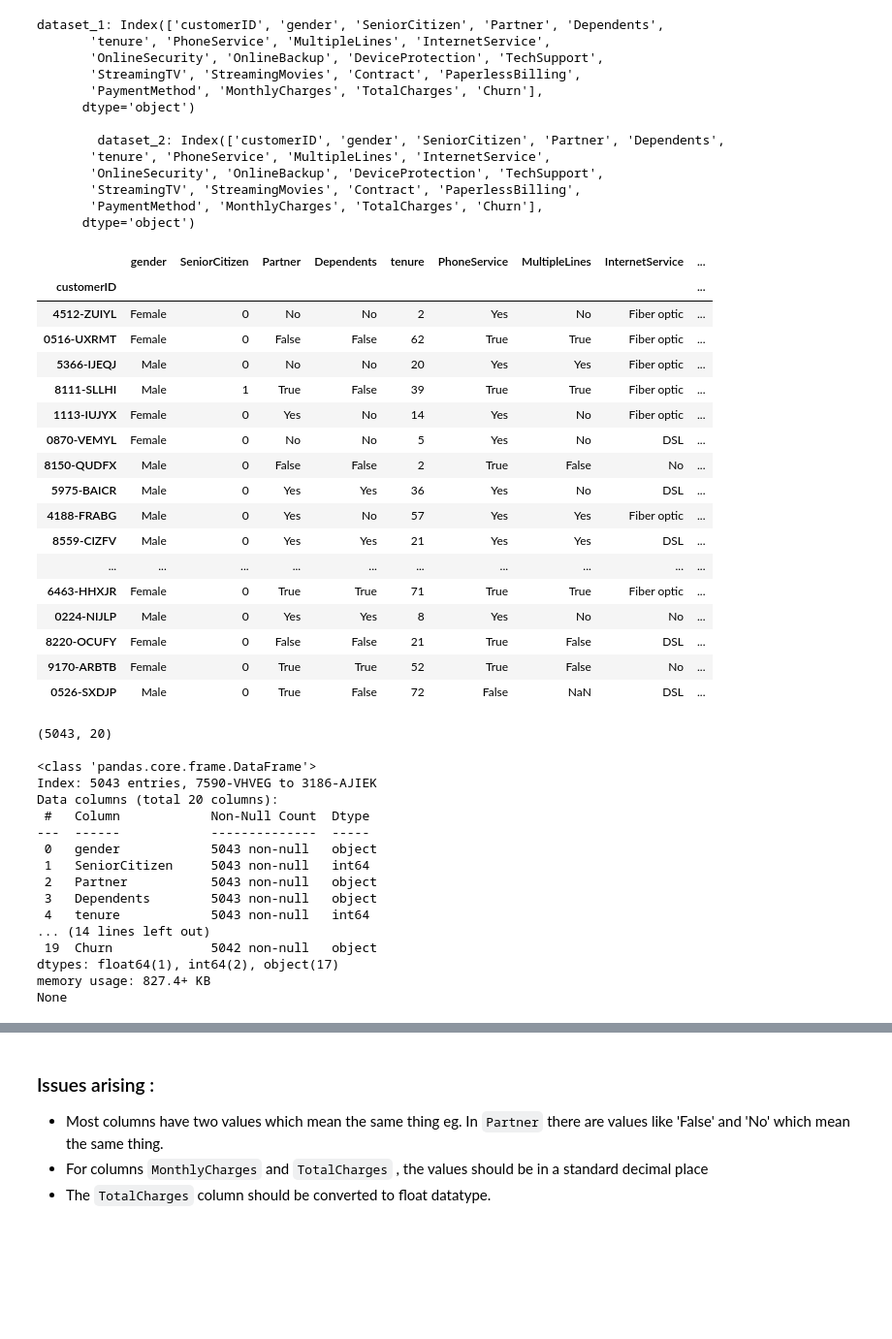
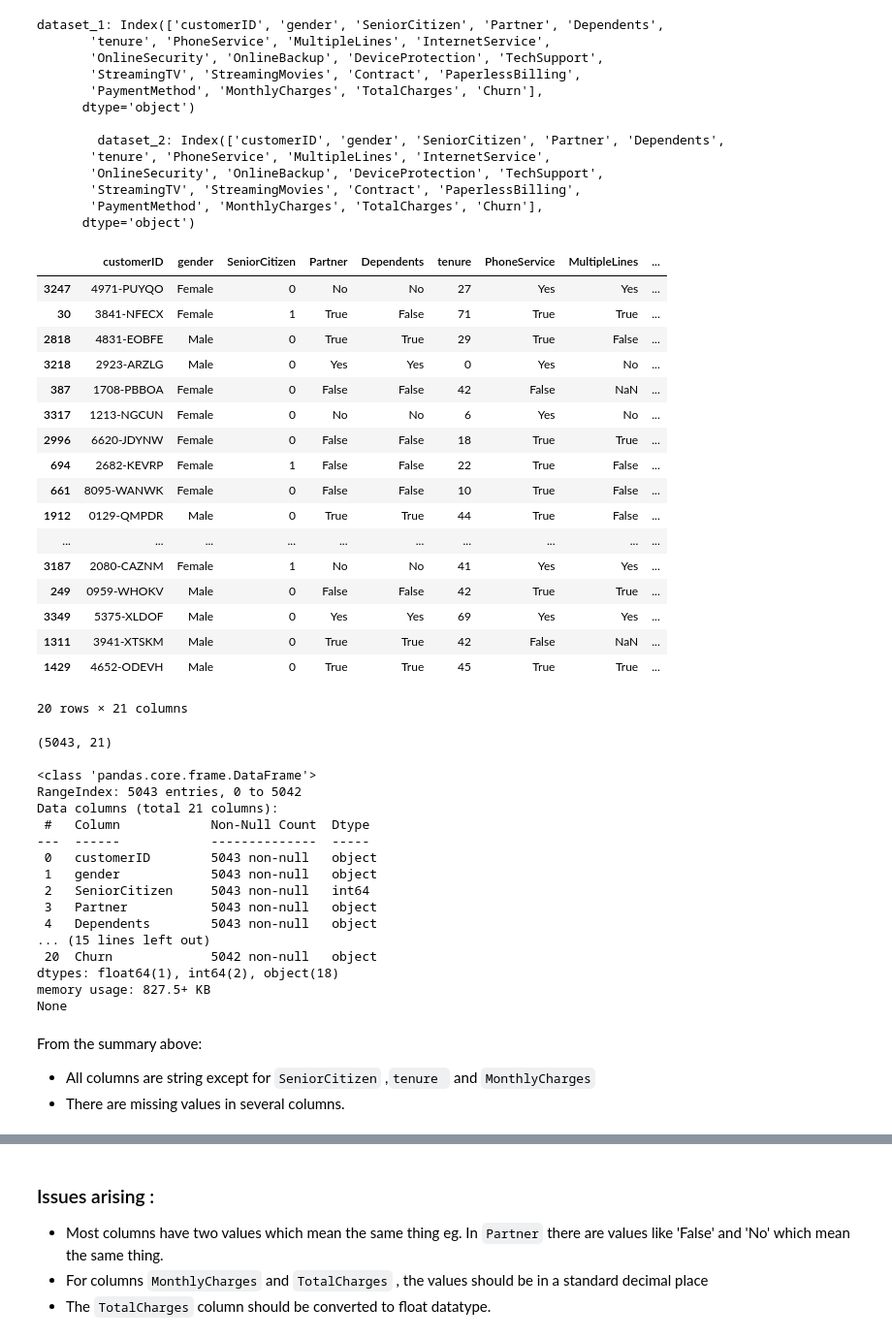
Before and after one commit to aaronayitey/LP2-Classification-Project, a Jupyter notebook: code.ipynb, the cells around one changed output, grey strips where cells are left out. Shown at 97% size. Saved outputs shown, nothing was run; the diff lists cells and outputs as text; code cells hidden in the pictures; blank space fills up the shorter version.

Commit message:
done data cleaning

````diff
--- a/code.ipynb
+++ b/code.ipynb
@@ -90,49 +167,49 @@ dataset_1: Index(['customerID', 'gender', 'SeniorCitizen', 'Partner', 'Dependent
        'PaymentMethod', 'MonthlyCharges', 'TotalCharges', 'Churn'],
       dtype='object')
 # %%
-# You can concatenate this with other DataFrames to get one data set for your work
-train=pd.concat([df1,df2])
-train.to_csv('train.csv',index=False)
-train=pd.read_csv("train.csv",index_col=0)
-train.sample(20)
+# Concatenate the DataFrames to get one data set for the work
+data=pd.concat([df1,df2])
+data.to_csv('complete.csv',index=False)
+data=pd.read_csv("complete.csv")
+data.sample(20)
 # %% [output]
-|  | gender | SeniorCitizen | Partner | Dependents | tenure | PhoneService | MultipleLines | InternetService | ... |
-| customerID |  |  |  |  |  |  |  |  | ... |
-| 4512-ZUIYL | Female | 0 | No | No | 2 | Yes | No | Fiber optic | ... |
-| 0516-UXRMT | Female | 0 | False | False | 62 | True | True | Fiber optic | ... |
-| 5366-IJEQJ | Male | 0 | No | No | 20 | Yes | Yes | Fiber optic | ... |
-| 8111-SLLHI | Male | 1 | True | False | 39 | True | True | Fiber optic | ... |
-| 1113-IUJYX | Female | 0 | Yes | No | 14 | Yes | No | Fiber optic | ... |
-| 0870-VEMYL | Female | 0 | No | No | 5 | Yes | No | DSL | ... |
-| 8150-QUDFX | Male | 0 | False | False | 2 | True | False | No | ... |
-| 5975-BAICR | Male | 0 | Yes | Yes | 36 | Yes | No | DSL | ... |
-| 4188-FRABG | Male | 0 | Yes | No | 57 | Yes | Yes | Fiber optic | ... |
-| 8559-CIZFV | Male | 0 | Yes | Yes | 21 | Yes | Yes | DSL | ... |
+|  | customerID | gender | SeniorCitizen | Partner | Dependents | tenure | PhoneService | MultipleLines | ... |
+| 3247 | 4971-PUYQO | Female | 0 | No | No | 27 | Yes | Yes | ... |
+| 30 | 3841-NFECX | Female | 1 | True | False | 71 | True | True | ... |
+| 2818 | 4831-EOBFE | Male | 0 | True | True | 29 | True | False | ... |
+| 3218 | 2923-ARZLG | Male | 0 | Yes | Yes | 0 | Yes | No | ... |
+| 387 | 1708-PBBOA | Female | 0 | False | False | 42 | False | NaN | ... |
+| 3317 | 1213-NGCUN | Female | 0 | No | No | 6 | Yes | No | ... |
+| 2996 | 6620-JDYNW | Female | 0 | False | False | 18 | True | True | ... |
+| 694 | 2682-KEVRP | Female | 1 | False | False | 22 | True | False | ... |
+| 661 | 8095-WANWK | Female | 0 | False | False | 10 | True | False | ... |
+| 1912 | 0129-QMPDR | Male | 0 | True | True | 44 | True | False | ... |
 | ... | ... | ... | ... | ... | ... | ... | ... | ... | ... |
-| 6463-HHXJR | Female | 0 | True | True | 71 | True | True | Fiber optic | ... |
-| 0224-NIJLP | Male | 0 | Yes | Yes | 8 | Yes | No | No | ... |
-| 8220-OCUFY | Female | 0 | False | False | 21 | True | False | DSL | ... |
-| 9170-ARBTB | Female | 0 | True | True | 52 | True | False | No | ... |
-| 0526-SXDJP | Male | 0 | True | False | 72 | False | NaN | DSL | ... |
+| 3187 | 2080-CAZNM | Female | 1 | No | No | 41 | Yes | Yes | ... |
+| 249 | 0959-WHOKV | Male | 0 | False | False | 42 | True | True | ... |
+| 3349 | 5375-XLDOF | Male | 0 | Yes | Yes | 69 | Yes | Yes | ... |
+| 1311 | 3941-XTSKM | Male | 0 | True | True | 42 | False | NaN | ... |
+| 1429 | 4652-ODEVH | Male | 0 | True | True | 45 | True | True | ... |
+20 rows × 21 columns
 # %%
 #Preview the data
-print(train.shape,"\n")
-print(train.info())
+print(data.shape,"\n")
+print(data.info())
 # %% [output]
-(5043, 20)
+(5043, 21)
 
 <class 'pandas.core.frame.DataFrame'>
-Index: 5043 entries, 7590-VHVEG to 3186-AJIEK
-Data columns (total 20 columns):
+RangeIndex: 5043 entries, 0 to 5042
+Data columns (total 21 columns):
  #   Column            Non-Null Count  Dtype
 ---  ------            --------------  -----
- 0   gender            5043 non-null   object
- 1   SeniorCitizen     5043 non-null   int64
- 2   Partner           5043 non-null   object
- 3   Dependents        5043 non-null   object
- 4   tenure            5043 non-null   int64
-... (14 lines left out)
- 19  Churn             5042 non-null   object
-dtypes: float64(1), int64(2), object(17)
-memory usage: 827.4+ KB
+ 0   customerID        5043 non-null   object
+ 1   gender            5043 non-null   object
+ 2   SeniorCitizen     5043 non-null   int64
+ 3   Partner           5043 non-null   object
+ 4   Dependents        5043 non-null   object
+... (15 lines left out)
+ 20  Churn             5042 non-null   object
+dtypes: float64(1), int64(2), object(18)
+memory usage: 827.5+ KB
 None
@@ -143 +216,5 @@ def value(column):
+# %% [markdown]
+From the summary above:
+* All columns are string except for ```SeniorCitizen``` ,```tenure ``` and  ```MonthlyCharges```
+* There are missing values in several columns.
 # %%
````
Also changed, not shown: parts of 53 cells of this notebook.
